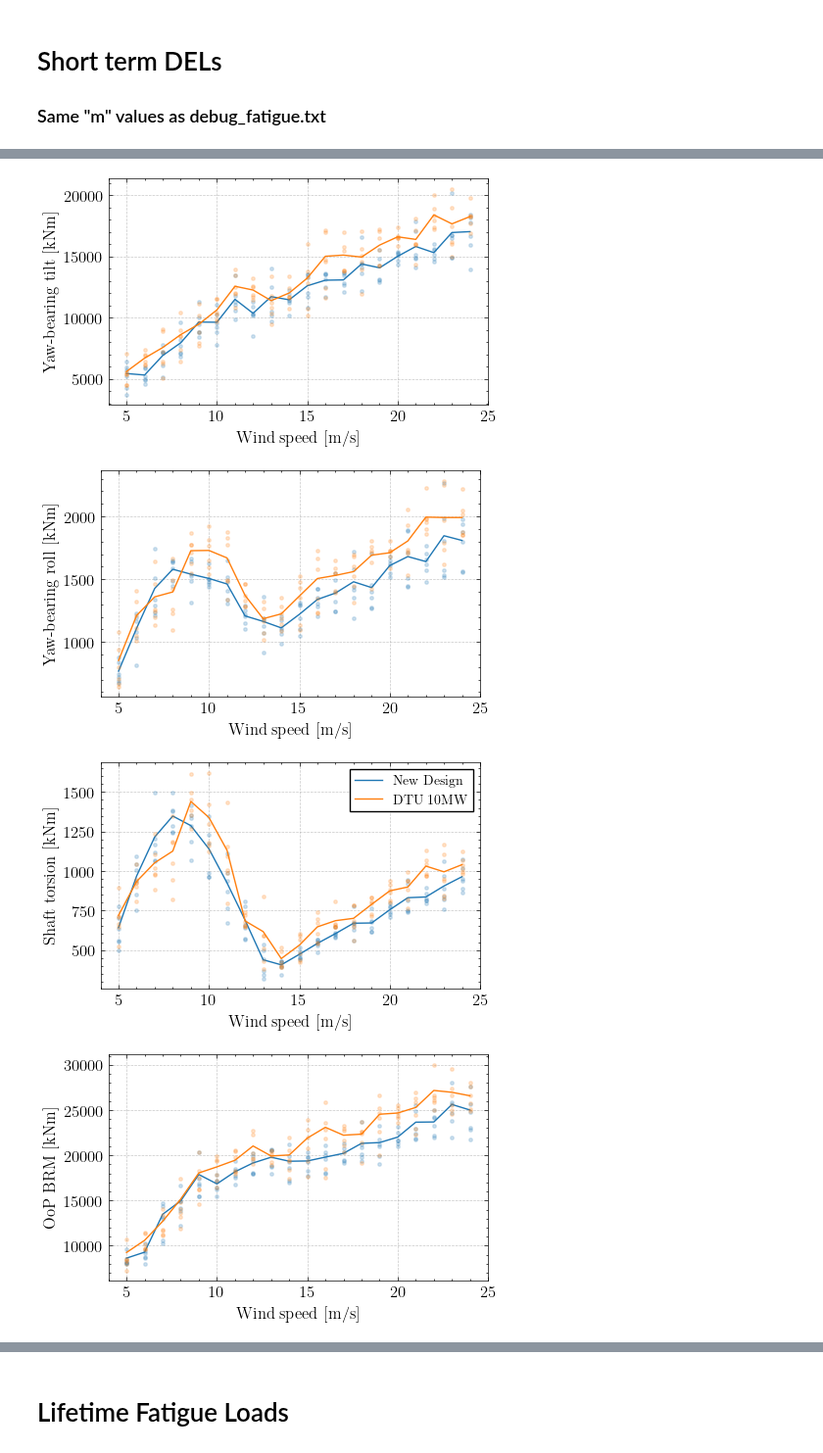
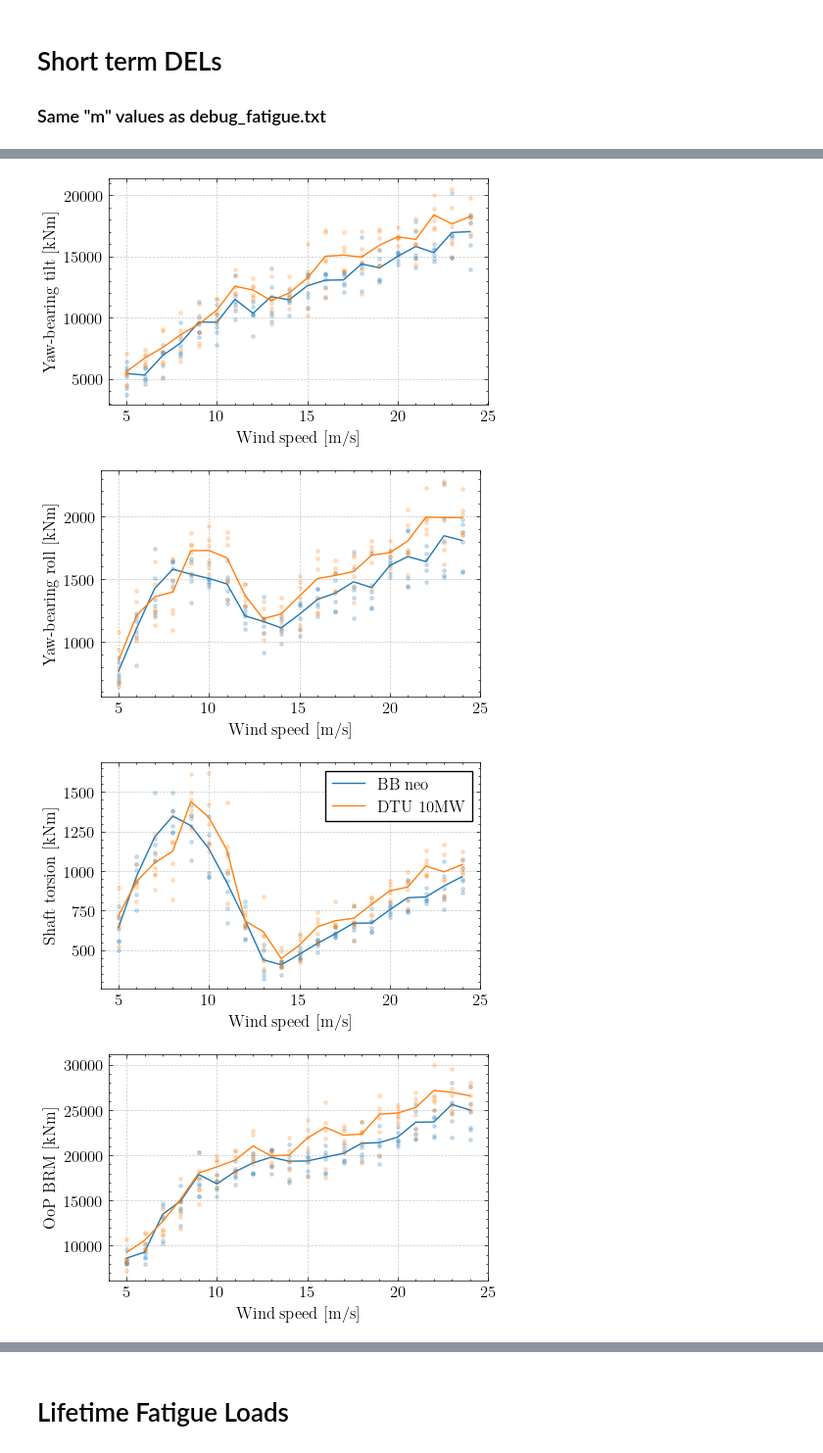
Before and after one commit to SpyrosAcheimastos/LAC, a Jupyter notebook: Assignment_4/code/plot_turb_Spyros.ipynb, the cells around one changed output, grey strips where cells are left out. Shown at 98% size. Cells and saved outputs as stored; diff of their text form; code cells hidden in the pictures.

```diff
--- a/Assignment_4/code/plot_turb_Spyros.ipynb
+++ b/Assignment_4/code/plot_turb_Spyros.ipynb
@@ -111,7 +111,7 @@ for iplot, chan_id in enumerate(chan_ids):
     plt.plot(points_BB['wsp'], points_BB['max'], '.', color='tab:blue', alpha=0.2, markersize=5)
     plt.plot(points_BB['wsp'], points_BB['mean'], '.', color='tab:blue', alpha=0.2, markersize=5)
     plt.plot(points_BB['wsp'], points_BB['min'], '.', color='tab:blue', alpha=0.2, markersize=5)
-    plt.plot(lines_BB['wsp'], lines_BB['max'], '-', color='tab:blue', label='New Design')
+    plt.plot(lines_BB['wsp'], lines_BB['max'], '-', color='tab:blue', label='BB neo')
     plt.plot(lines_BB['wsp'], lines_BB['mean'], '--', color='tab:blue')
     plt.plot(lines_BB['wsp'], lines_BB['min'], '-', color='tab:blue')
 
@@ -125,7 +125,7 @@ for iplot, chan_id in enumerate(chan_ids):
 
     # Add legend to only 1 from each group
     if (chan_id == 'ElPow') or (chan_id == 'ShftTrs'):
-        plt.legend(loc='best', fontsize=10)
+        plt.legend(loc='best', fontsize=12)
 
     # Formatting the plot
     plt.xlabel('Wind speed [m/s]')
@@ -250,37 +250,37 @@ for iplot, chan_id in enumerate(chan_ids):
     lifetime_eq_load_dict_BB[chan_id] = lifetime_eq_load(lines_BB['del'], P_wsp_BB, m=m_dict[chan_id])
     lifetime_eq_load_dict_DTU[chan_id] = lifetime_eq_load(lines_DTU['del'], P_wsp_DTU, m=m_dict[chan_id])
 
     # Initialize
     plt.figure(figsize=(5, 3))
 
     # Plot BB
     plt.plot(points_BB['wsp'], points_BB['del'], '.', color='tab:blue', alpha=0.2, markersize=5)
-    plt.plot(lines_BB['wsp'], lines_BB['del'], '-', color='tab:blue', label='New Design')
+    plt.plot(lines_BB['wsp'], lines_BB['del'], '-', color='tab:blue', label='BB neo')
 
     # Plot DTU
     plt.plot(points_DTU['wsp'], points_DTU['del'], '.', color='tab:orange', alpha=0.2, markersize=5)
     plt.plot(lines_DTU['wsp'], lines_DTU['del'], '-', color='tab:orange', label='DTU 10MW')
 
 
     # Add legend to only 1 from each group
     if chan_id == 'ShftTrs':
-        plt.legend(loc='upper right', fontsize=10)
+        plt.legend(loc='upper right', fontsize=12)
 
     # Formatting the plot
     plt.xlabel('Wind speed [m/s]')
     plt.ylabel(chan_labels[iplot])
     plt.xlim([4, 25])
     plt.tick_params(axis='both', bottom=True, top=True, left=True, right=True, direction='in', which='major')
     plt.grid(linestyle='--', linewidth=0.5, alpha=0.7)
-    # plt.savefig(f'Plots/del_{chan_id}.pdf', dpi=300, bbox_inches='tight')
+    plt.savefig(f'Plots/del_{chan_id}.pdf', dpi=300, bbox_inches='tight')
 
     plt.show()
 # %% [output]
 [figure]
 [figure]
 [figure]
 [figure]
-[figure, old version]
+[figure, new version]
 [figure]
 [figure]
 # %% [markdown]
```
Also changed, not shown: parts of 1 cell of this notebook, 7 other files.
